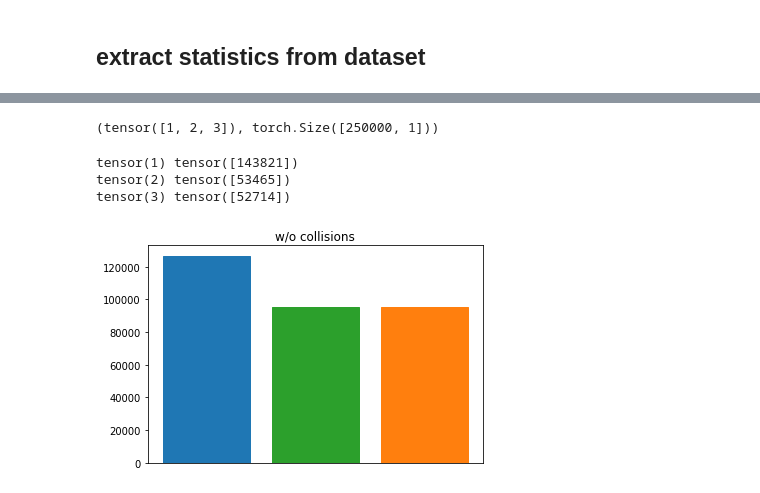
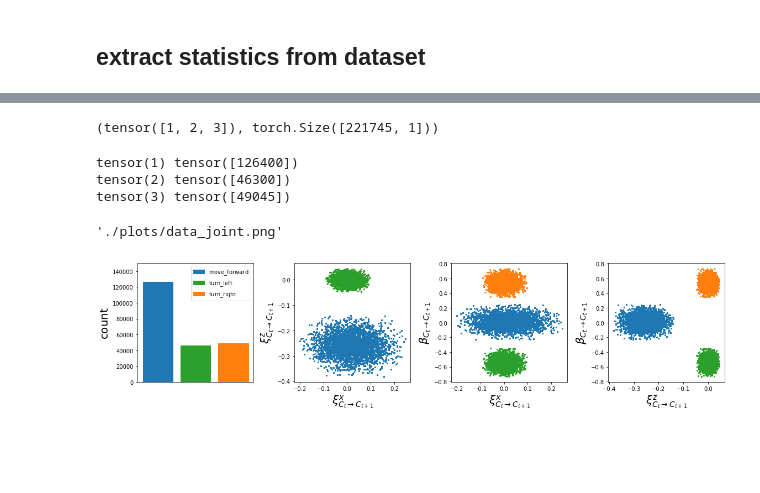
Before and after one commit to memmelma/VO-Transformer, a Jupyter notebook: dataset_statistics_standard_action.ipynb, the cells around one changed output, grey strips where cells are left out. Saved outputs shown, nothing was run; the diff lists cells and outputs as text; code cells hidden in the pictures; blank space fills up the shorter version.

Commit message:
update axis and dataset configs

```diff
--- a/dataset_statistics_standard_action.ipynb
+++ b/dataset_statistics_standard_action.ipynb
@@ -12,19 +12,20 @@ ACTIONS = {0: "STOP", 1: "MOVE_FORWARD", 2: "TURN_LEFT", 3: "TURN_RIGHT"}
 # %% [markdown]
 ## extract statistics from dataset
 # %%
-config = get_vo_config('/datasets/home/memmel/PointNav-VO/configs/vo/vo_pointnav_vit.yaml', [])
+config = get_vo_config('/datasets/home/memmel/PointNav-VO/configs/vo/debug_dataset_visualization.yaml', [])
 config.defrost()
+config.VO.DATASET.TRAIN_WITH_NOISE = '/scratch/memmel/dataset/train_250000.h5' # /scratch/memmel/dataset/train_100000_23.h5
 config.VO.DATASET.TRAIN = config.VO.DATASET.TRAIN_WITH_NOISE
 config.VO.DATASET.EVAL = config.VO.DATASET.EVAL_WITH_NOISE
 
 # set collision and invariance settings
-config.VO.TRAIN.collision = '-1' # -1 w/ collision
+config.VO.TRAIN.collision = '0' # -1 w/ collision
 config.VO.GEOMETRY.invariance_types = [] # ["inverse_joint_train"]
 config.freeze()
 
 # select what to extract
 with_mean_std = False
 # %%
-engine = VOTransformerRegressionGeometricInvarianceEngine(config=config, run_type='train')
+engine = VODDPRegressionGeometricInvarianceEngine(config=config, run_type='train')
 engine._set_up_dataloader(0,1)
 # %% [output]
@@ -113,14 +114,14 @@ data_tmp = data.copy()
 # %%
 data_tmp['actions'].unique(), data_tmp['actions'].shape
 # %% [output]
-(tensor([1, 2, 3]), torch.Size([250000, 1]))
+(tensor([1, 2, 3]), torch.Size([221745, 1]))
 # %%
 for unique in data_tmp['actions'].unique():
     print(unique, sum(data_tmp['actions']==unique))
 # %% [output]
-tensor(1) tensor([143821])
-tensor(2) tensor([53465])
-tensor(3) tensor([52714])
+tensor(1) tensor([126400])
+tensor(2) tensor([46300])
+tensor(3) tensor([49045])
 # %%
 outpath = './plots'
 os.makedirs(outpath,exist_ok=True)
@@ -133,14 +134,53 @@ with open(os.path.join(outpath,'statistics'+fname_append+'.txt'), 'w') as f:
     for act in ACTIONS:
         f.write(f'samples {ACTIONS[act]} {(data_tmp["actions"]==act).sum()}\n')
 # %%
-barlist = plt.bar(x=[0,1,2], height=[(data_tmp['actions']==act).sum() for act in data_tmp['actions'].unique()])
+### plot setup ###
+plt.rcParams["figure.figsize"] = (16,4)
+fig, axs = plt.subplots(1,4)
+
+### barplot ###
+barlist = axs[0].bar(x=[0,1,2], height=[(data_tmp['actions']==act).sum() for act in data_tmp['actions'].unique()])
+
 barlist[0].set_color('tab:blue')
+barlist[0].set_label(r'$\mathrm{move\_forward}$')
+
 barlist[1].set_color('tab:green')
+barlist[1].set_label(r'$\mathrm{turn\_left}$')
+
 barlist[2].set_color('tab:orange')
+barlist[2].set_label(r'$\mathrm{turn\_right}$')
 
-plt.xticks([])
-plt.title(f'{"w/" if config.VO.TRAIN.collision == "-1" else "w/o"} collisions')
+axs[0].set_xticks([])
+axs[0].set_ylabel(r'$\mathrm{count}$', fontsize=20)
+axs[0].set_ylim([0, 150000])
+axs[0].legend()
 
-plt.savefig(os.path.join(outpath,'bar'+fname_append+'.pdf'))
+### scatter plots ###
+label_dict = dict({
+    'delta_xs': r'$\xi^x_{C_t\rightarrow C_{t+1}}$',
+    'delta_zs': r'$\xi^z_{C_t\rightarrow C_{t+1}}$',
+    'delta_yaws': r'$\beta_{C_t\rightarrow C_{t+1}}$',
+})
+
+plots = [('delta_xs', 'delta_zs'), ('delta_xs', 'delta_yaws'), ('delta_zs', 'delta_yaws')]
+
+for i, (kx,ky) in enumerate(plots):
+    for act in data_tmp['actions'].unique():
+        selector = data_tmp['actions']==act
+        axs[i+1].scatter(data_tmp[kx][selector],
+                    data_tmp[ky][selector],
+                    label=ACTIONS[act.item()], s=2)
+
+    axs[i+1].set_xlabel(label_dict[kx], fontsize=20)
+    axs[i+1].set_ylabel(label_dict[ky], fontsize=20)
+
+    axs[i+1].tick_params(labelsize=10)
+
+### save plot ###
+plt.tight_layout()
+outfile = os.path.join(outpath,'data_joint'+fname_append+'.png')
+plt.savefig(outfile, dpi=300)
+outfile
 # %% [output]
+'./plots/data_joint.png'
-[figure, old version]
+[figure, new version]
```
Also changed, not shown: parts of 3 cells of this notebook, 3 other files.
